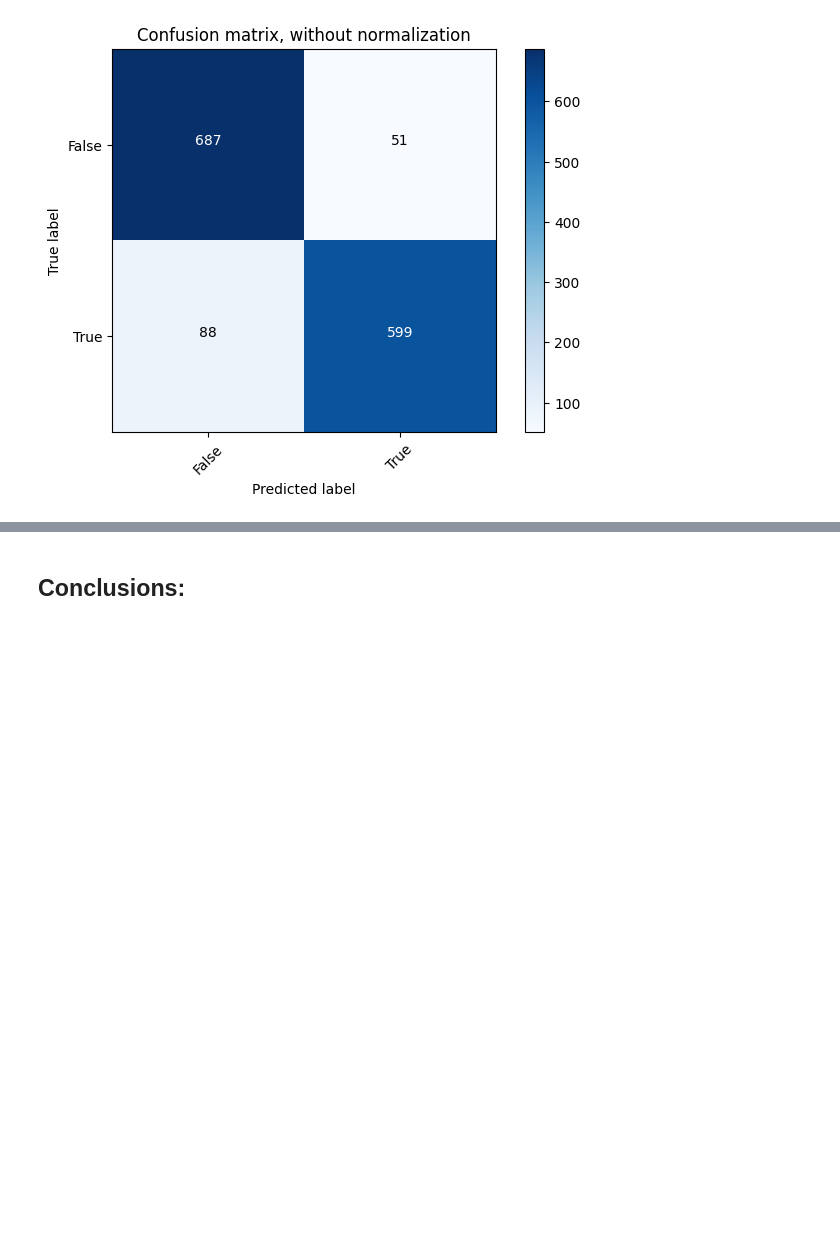
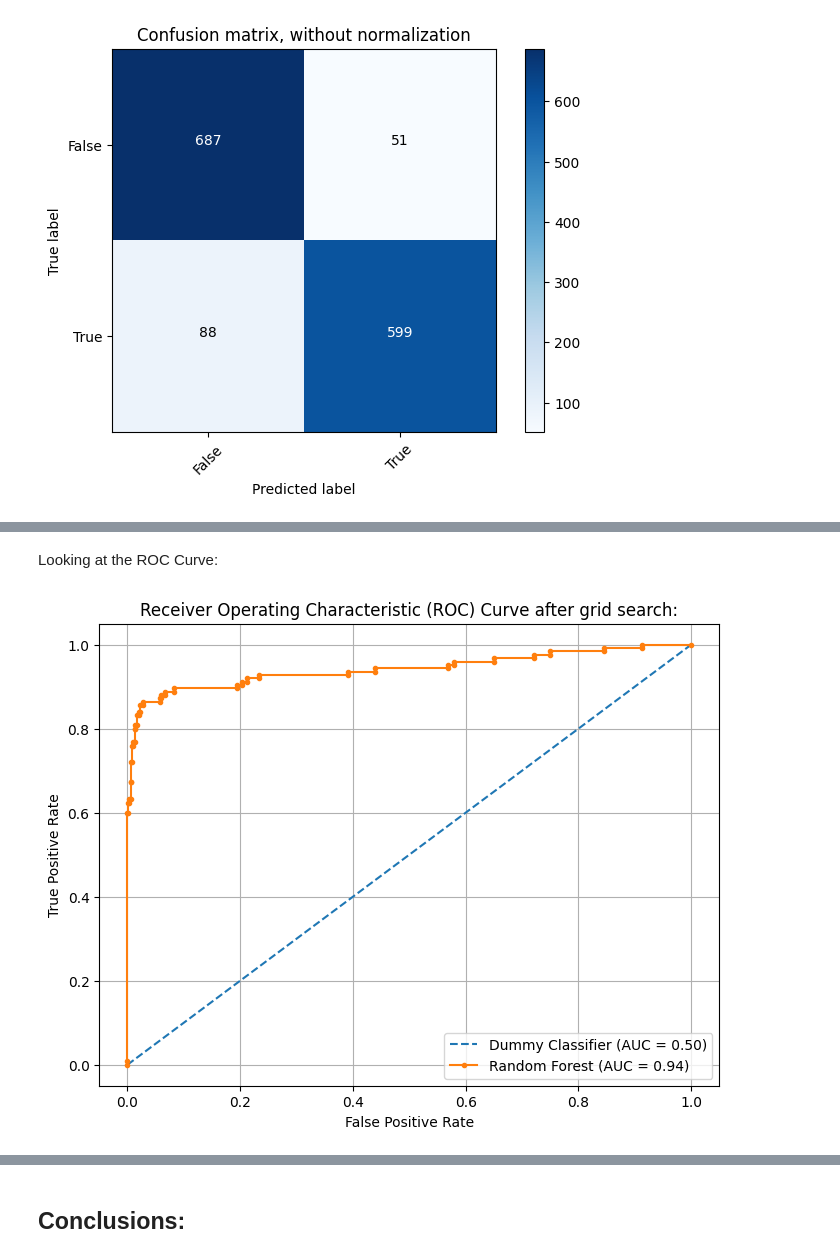
Before and after one commit to IceyPanda23/Phase_3_project, a Jupyter notebook: Project.ipynb, the cells around one changed output, grey strips where cells are left out. Cells and saved outputs as stored; diff of their text form; code cells hidden in the pictures; blank space fills up the shorter version.

```diff
--- a/Project.ipynb
+++ b/Project.ipynb
@@ -419,3 +435,8 @@ Weighted Average F1 Score: 0.9022991351651951
+# %%
+def weighted_f1(y_true, y_pred):
+    return f1_score(y_true, y_pred, average='weighted')
+
+weighted_f1_scorer = make_scorer(weighted_f1)
 # %%
 print(classification_report(y_test,y_pred))
 # %% [output]
@@ -616,0 +687,2 @@ Top features driving customer attrition:
+# %%
+weighted_f1_scorer = make_scorer(weighted_f1)
@@ -616,0 +691,17 @@ Top features driving customer attrition:
+# %%
+param_grid = {
+    'n_estimators': [100, 200, 300],
+    'max_depth': [None, 10, 20],
+    'min_samples_split': [2, 5, 10],
+    'min_samples_leaf': [1, 2, 4]
+}
+rf_classifier = RandomForestClassifier(random_state=42)
+grid_search = GridSearchCV(estimator=rf_classifier, param_grid=param_grid, cv=5, scoring=weighted_f1_scorer)
+grid_search.fit(X_train, y_train)
+best_params = grid_search.best_params_
+print("Best Parameters:", best_params)
+best_rf_model = grid_search.best_estimator_
+y_pred_grid_search = best_rf_model.predict(X_test)
+classification_rf_grid_search = classification_report(y_true=y_test, y_pred=y_pred_grid_search)
+print("Classification Report (Grid Search):")
+print(classification_rf_grid_search)
@@ -616,0 +725,22 @@ Top features driving customer attrition:
+# %% [markdown]
+Looking at the ROC Curve:
+# %%
+rf_probs = best_rf_model.predict_proba(X_test)[:, 1]
+dummy_classifier = DummyClassifier(strategy="constant", constant=0)
+dummy_classifier.fit(X_train, y_train)
+dummy_probs = dummy_classifier.predict_proba(X_test)[:, 1]
+fpr_dummy, tpr_dummy, _ = roc_curve(y_test, dummy_probs)
+fpr_rf, tpr_rf, _ = roc_curve(y_test, rf_probs)
+auc_dummy = roc_auc_score(y_test, dummy_probs)
+auc_rf = roc_auc_score(y_test, rf_probs)
+plt.figure(figsize=(8, 6))
+plt.plot(fpr_dummy, tpr_dummy, linestyle='--', label='Dummy Classifier (AUC = {:.2f})'.format(auc_dummy))
+plt.plot(fpr_rf, tpr_rf, marker='.', label='Random Forest (AUC = {:.2f})'.format(auc_rf))
+plt.title('Receiver Operating Characteristic (ROC) Curve after grid search:')
+plt.xlabel('False Positive Rate')
+plt.ylabel('True Positive Rate')
+plt.legend()
+plt.grid(True)
+plt.show()
+# %% [output]
+[figure, added]
```
Also changed, not shown: parts of 29 cells of this notebook.
